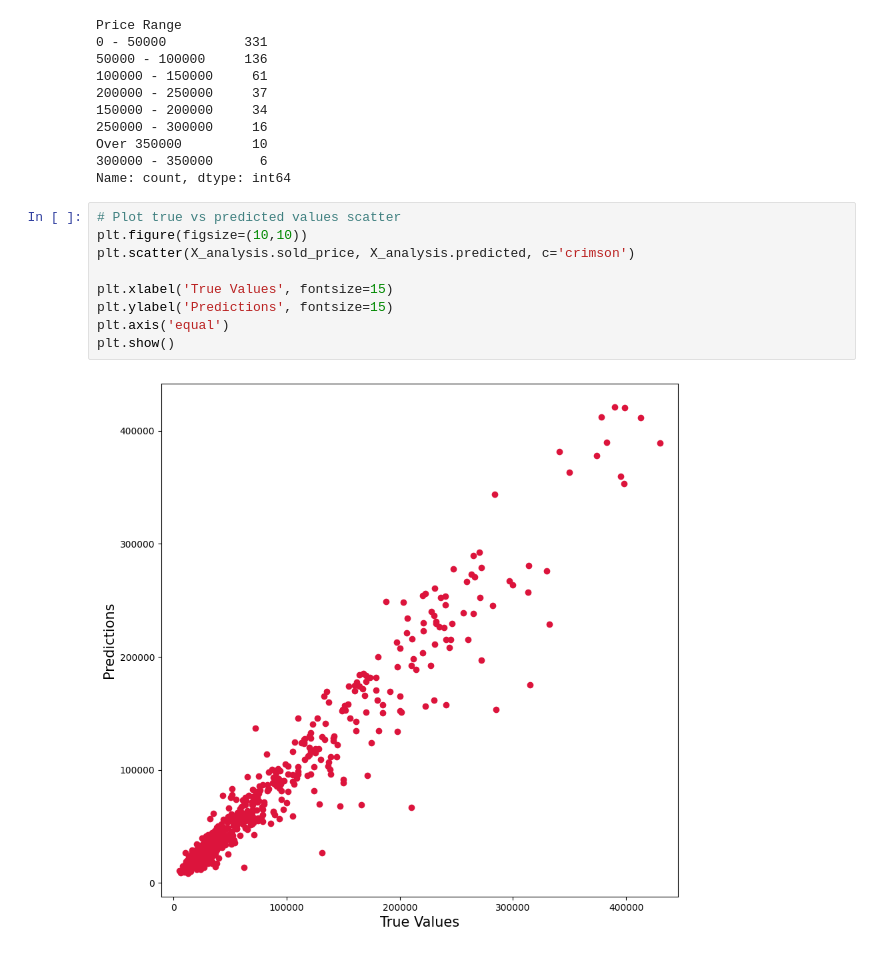
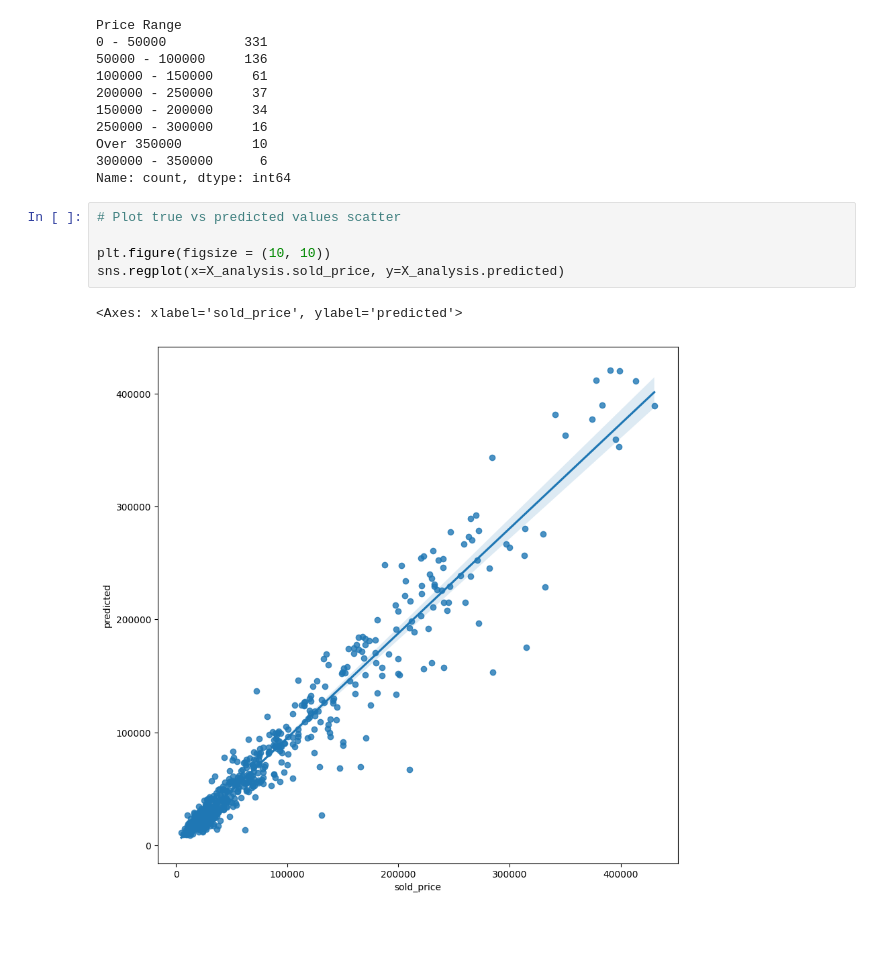
Before and after one commit to redshift75/autostrada, a Jupyter notebook: notebooks/car-prices.ipynb, the cells around one changed output. Saved outputs shown, nothing was run; the diff lists cells and outputs as text; blank space fills up the shorter version.

Commit message:
improve notebook charts

```diff
--- a/notebooks/car-prices.ipynb
+++ b/notebooks/car-prices.ipynb
@@ -293,15 +293,12 @@ Over 350000         10
 Name: count, dtype: int64
 # %%
 # Plot true vs predicted values scatter
-plt.figure(figsize=(10,10))
-plt.scatter(X_analysis.sold_price, X_analysis.predicted, c='crimson')
 
-plt.xlabel('True Values', fontsize=15)
-plt.ylabel('Predictions', fontsize=15)
-plt.axis('equal')
-plt.show()
+plt.figure(figsize = (10, 10))
+sns.regplot(x=X_analysis.sold_price, y=X_analysis.predicted)
 # %% [output]
+<Axes: xlabel='sold_price', ylabel='predicted'>
-[figure, old version]
+[figure, new version]
 # %%
 # Create the scatter by model
 g = sns.FacetGrid(X_analysis, col="model", col_wrap=3)
```
Also changed, not shown: parts of 1 cell of this notebook.
